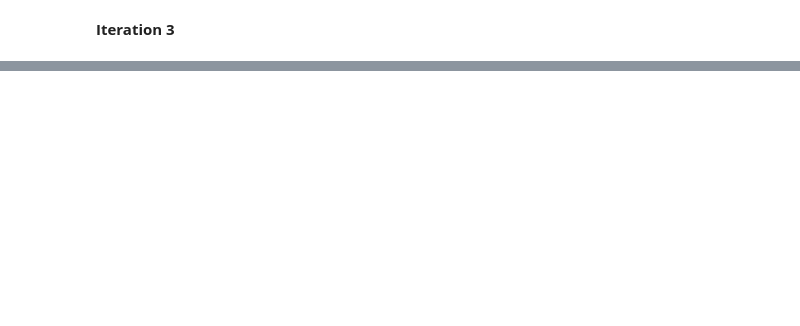
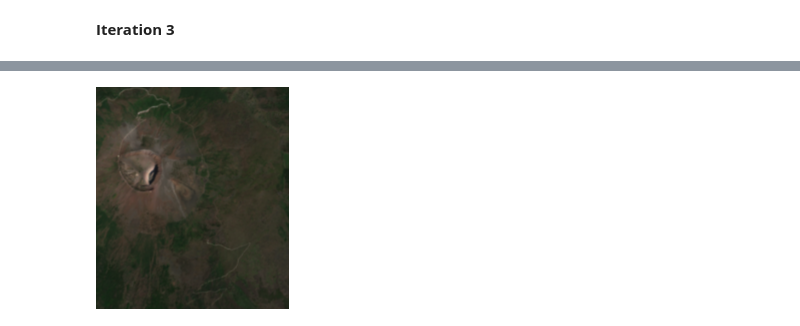
Before and after one commit to cfortunylombra/AI4EO-ReinforcementLearning, a Jupyter notebook: A2RL-main.ipynb, the cells around one changed output, grey strips where cells are left out. Saved outputs shown, nothing was run; the diff lists cells and outputs as text; code cells hidden in the pictures; blank space fills up the shorter version.

```diff
--- a/A2RL-main.ipynb
+++ b/A2RL-main.ipynb
@@ -391,0 +364,4 @@ display(Image(filename='test_images/GreekIsland07-27-2018-3.png'))
+# %%
+display(Image(filename='test_images/Vesuvius02-07-2019-3.png'))
+# %% [output]
+[figure, added]
```
Also changed, not shown: parts of 37 cells of this notebook, 14 other files.
